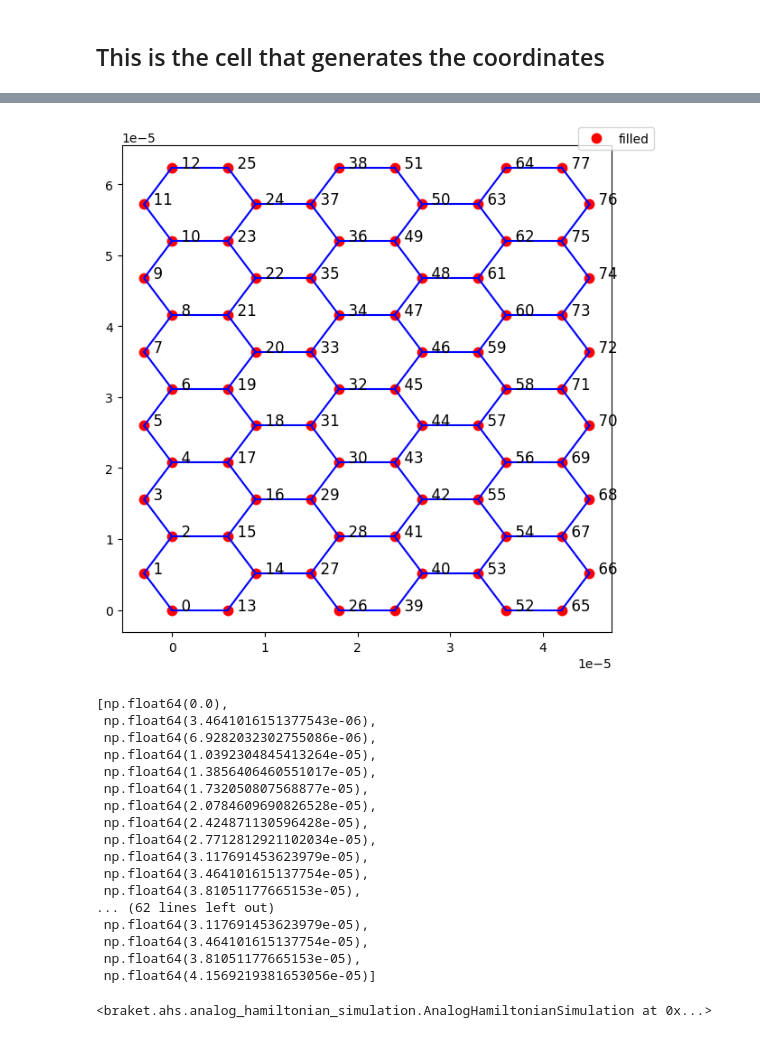
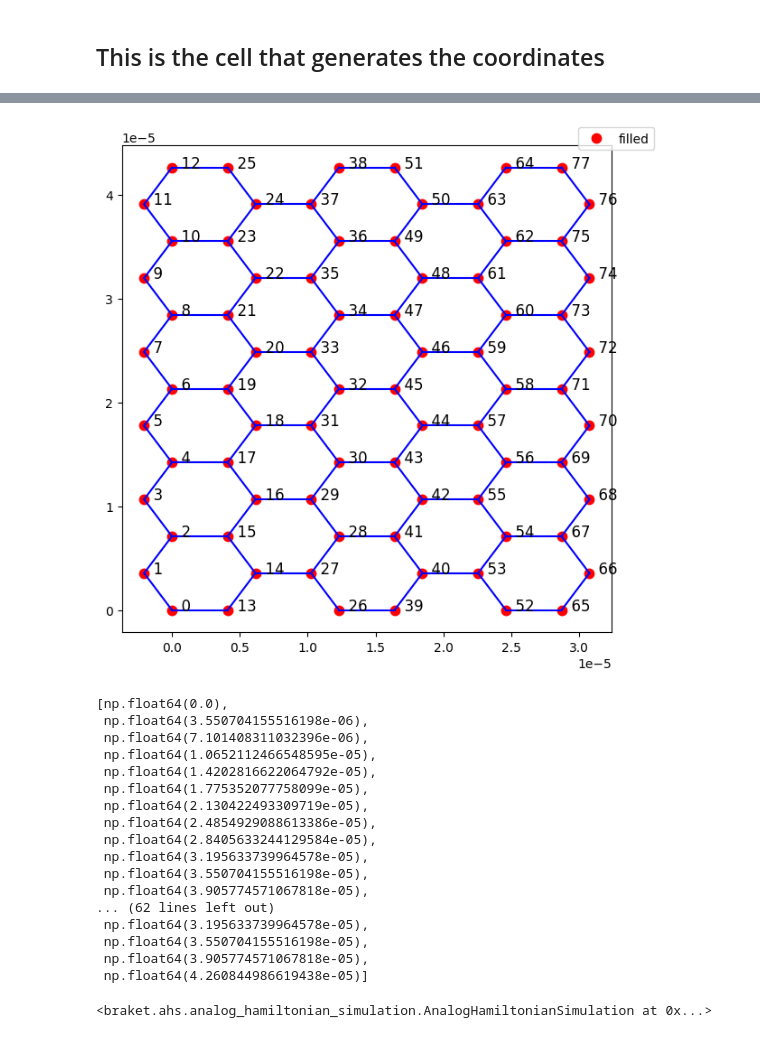
Before and after one commit to cmc-ucl/rydberg_atoms, a Jupyter notebook: paper_part_two.ipynb, the cells around one changed output, grey strips where cells are left out. Saved outputs shown, nothing was run; the diff lists cells and outputs as text; code cells hidden in the pictures.

```diff
--- a/paper_part_two.ipynb
+++ b/paper_part_two.ipynb
@@ -140,3 +143,19 @@ def get_coords(num_x=6, num_y=6, a=1):
     return np.array(coords)
 
 coords = get_coords()
+# %%
+coords_small = get_coords(num_x=4,num_y=3)
+N = coords_small.shape[0]
+zeros_col = np.zeros((N, 1))
+
+# Append along axis 1 (columns)
+coords_small = np.hstack((coords_small, zeros_col))
+lattice = np.array([
+    [3.0, 0.0, 0.0],
+    [0.0, 8.66025404, 0.0],
+    [0.0, 0.0, 20.0]
+])
+small_structure = Molecule([1]*len(coords_small),coords_small)
+# vview(small_structure)
+coords_small = np.round(coords_small[:,0:2]*1.6117422072396655e-06,15)
+coords_small
@@ -191,27 +336,27 @@ def get_register(separation, coords=coords, show_atom_arrangement=True):
 # %%
-register_1 = get_register(6.e-6)
+register_1 = get_register(4.1e-6)
 # %% [output]
-[figure, old version]
+[figure, new version]
 # %%
 register_1.coordinate_list(1)
 # %% [output]
 [np.float64(0.0),
- np.float64(3.4641016151377543e-06),
- np.float64(6.9282032302755086e-06),
- np.float64(1.0392304845413264e-05),
- np.float64(1.3856406460551017e-05),
- np.float64(1.732050807568877e-05),
- np.float64(2.0784609690826528e-05),
- np.float64(2.424871130596428e-05),
- np.float64(2.7712812921102034e-05),
- np.float64(3.117691453623979e-05),
- np.float64(3.464101615137754e-05),
- np.float64(3.81051177665153e-05),
+ np.float64(3.550704155516198e-06),
+ np.float64(7.101408311032396e-06),
+ np.float64(1.0652112466548595e-05),
+ np.float64(1.4202816622064792e-05),
+ np.float64(1.775352077758099e-05),
+ np.float64(2.130422493309719e-05),
+ np.float64(2.4854929088613386e-05),
+ np.float64(2.8405633244129584e-05),
+ np.float64(3.195633739964578e-05),
+ np.float64(3.550704155516198e-05),
+ np.float64(3.905774571067818e-05),
 ... (62 lines left out)
- np.float64(3.117691453623979e-05),
- np.float64(3.464101615137754e-05),
- np.float64(3.81051177665153e-05),
- np.float64(4.1569219381653056e-05)]
+ np.float64(3.195633739964578e-05),
+ np.float64(3.550704155516198e-05),
+ np.float64(3.905774571067818e-05),
+ np.float64(4.260844986619438e-05)]
 # %%
 def get_ahs_program(register,
                     amplitude_min = 0,
```
Also changed, not shown: parts of 24 cells of this notebook, 2 other files.
